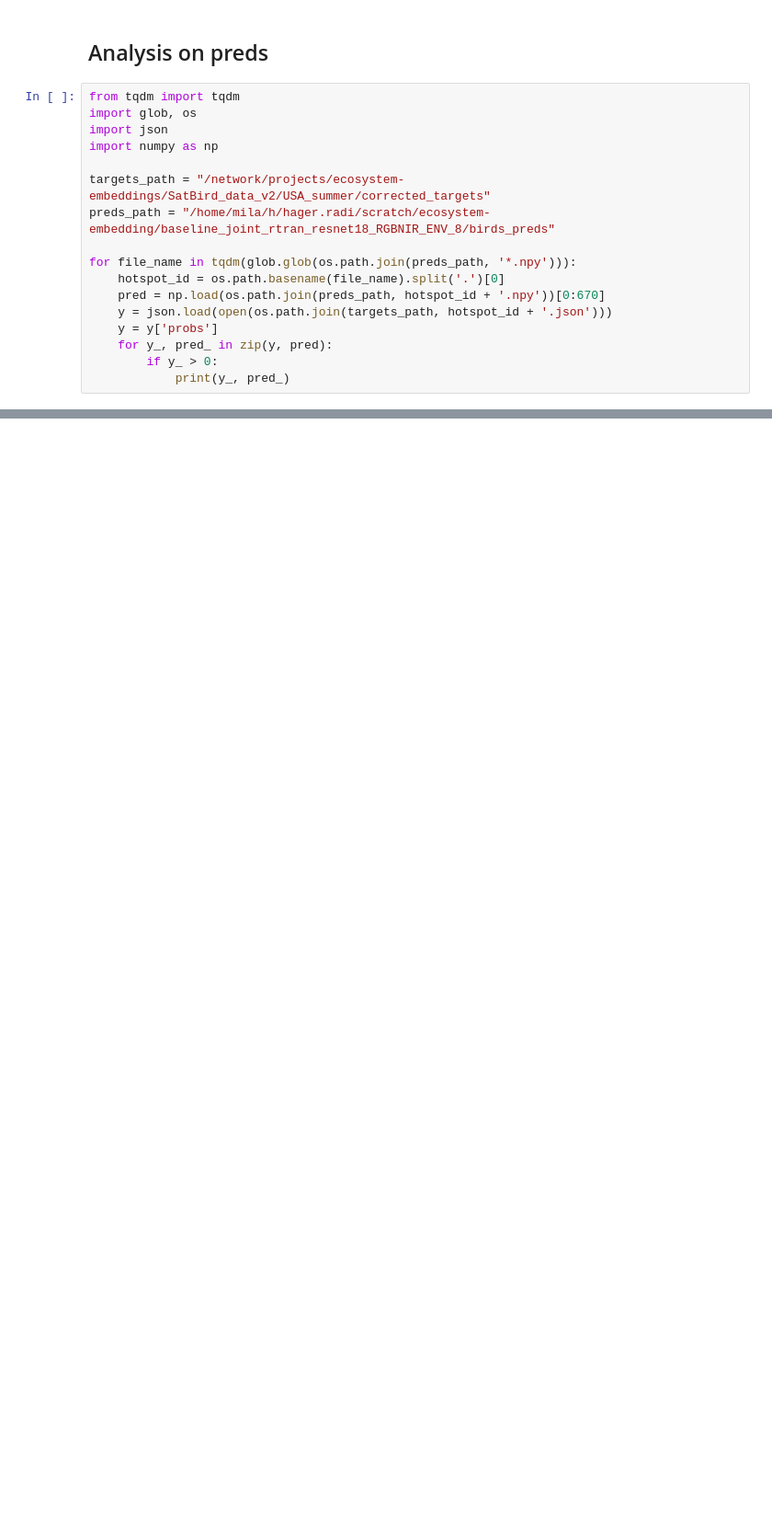
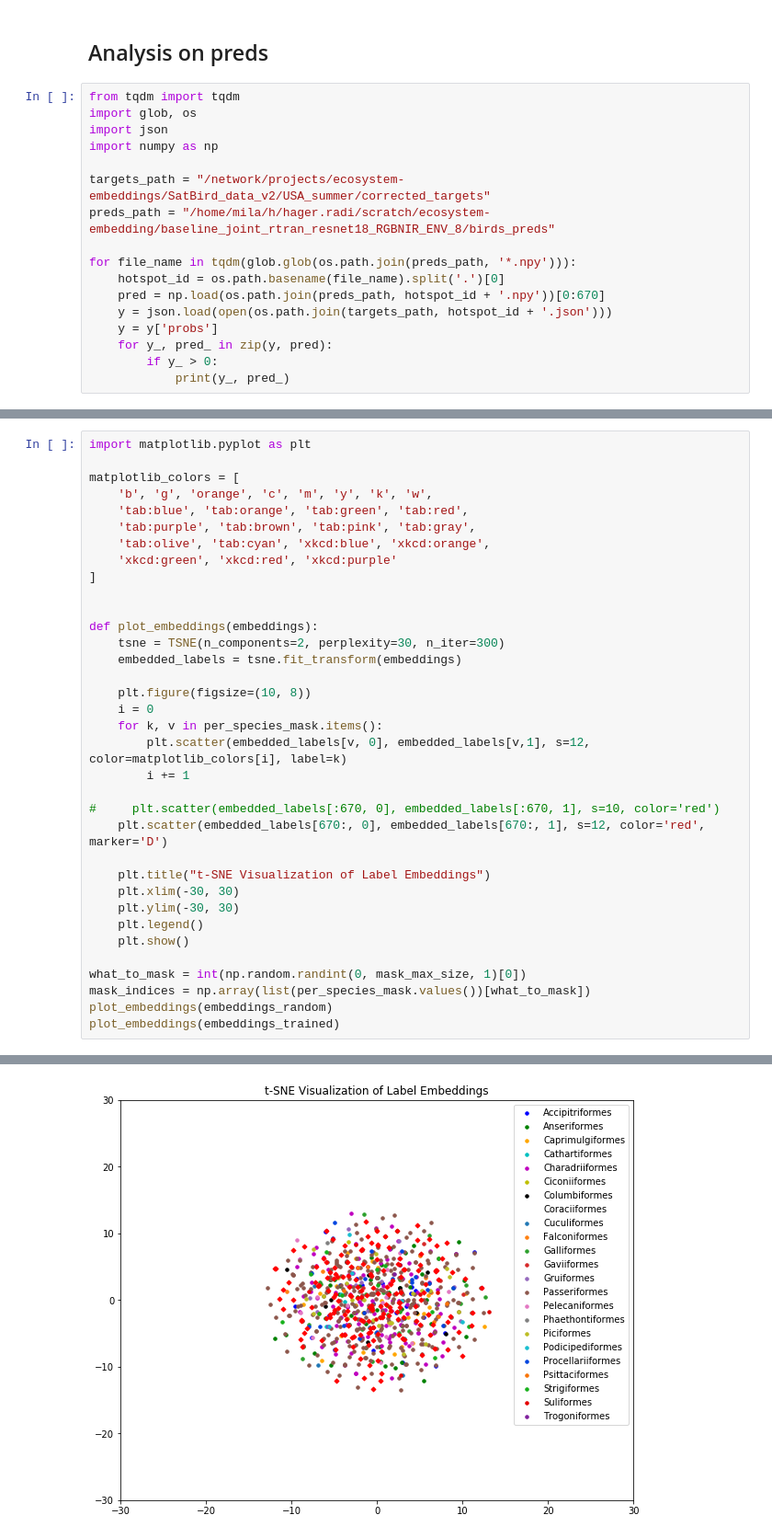
Before and after one commit to RolnickLab/SDMPartialLabels, a Jupyter notebook: data_processing/ebutterfly_data_preparation/utils.ipynb, the cells around one changed output, grey strips where cells are left out. Shown at 92% size. Saved outputs shown, nothing was run; the diff lists cells and outputs as text; blank space fills up the shorter version.

```diff
--- a/data_processing/ebutterfly_data_preparation/utils.ipynb
+++ b/data_processing/ebutterfly_data_preparation/utils.ipynb
@@ -207,0 +325,36 @@ for file_name in tqdm(glob.glob(os.path.join(preds_path, '*.npy'))):
+# %%
+import matplotlib.pyplot as plt
+
+matplotlib_colors = [
+    'b', 'g', 'orange', 'c', 'm', 'y', 'k', 'w',
+    'tab:blue', 'tab:orange', 'tab:green', 'tab:red',
+    'tab:purple', 'tab:brown', 'tab:pink', 'tab:gray',
+    'tab:olive', 'tab:cyan', 'xkcd:blue', 'xkcd:orange',
+    'xkcd:green', 'xkcd:red', 'xkcd:purple'
+]
+
+
+def plot_embeddings(embeddings):
+    tsne = TSNE(n_components=2, perplexity=30, n_iter=300)
+    embedded_labels = tsne.fit_transform(embeddings)
+
+    plt.figure(figsize=(10, 8))
+    i = 0
+    for k, v in per_species_mask.items():
+        plt.scatter(embedded_labels[v, 0], embedded_labels[v,1], s=12, color=matplotlib_colors[i], label=k)
+        i += 1
+
+#     plt.scatter(embedded_labels[:670, 0], embedded_labels[:670, 1], s=10, color='red')
+    plt.scatter(embedded_labels[670:, 0], embedded_labels[670:, 1], s=12, color='red', marker='D')
+
+    plt.title("t-SNE Visualization of Label Embeddings")
+    plt.xlim(-30, 30)
+    plt.ylim(-30, 30)
+    plt.legend()
+    plt.show()
+
+what_to_mask = int(np.random.randint(0, mask_max_size, 1)[0])
+mask_indices = np.array(list(per_species_mask.values())[what_to_mask])
+plot_embeddings(embeddings_random)
+plot_embeddings(embeddings_trained)
+# %% [output]
@@ -207,0 +365 @@ for file_name in tqdm(glob.glob(os.path.join(preds_path, '*.npy'))):
+[figure, added]
```
Also changed, not shown: parts of 7 cells of this notebook, 1 other file.
